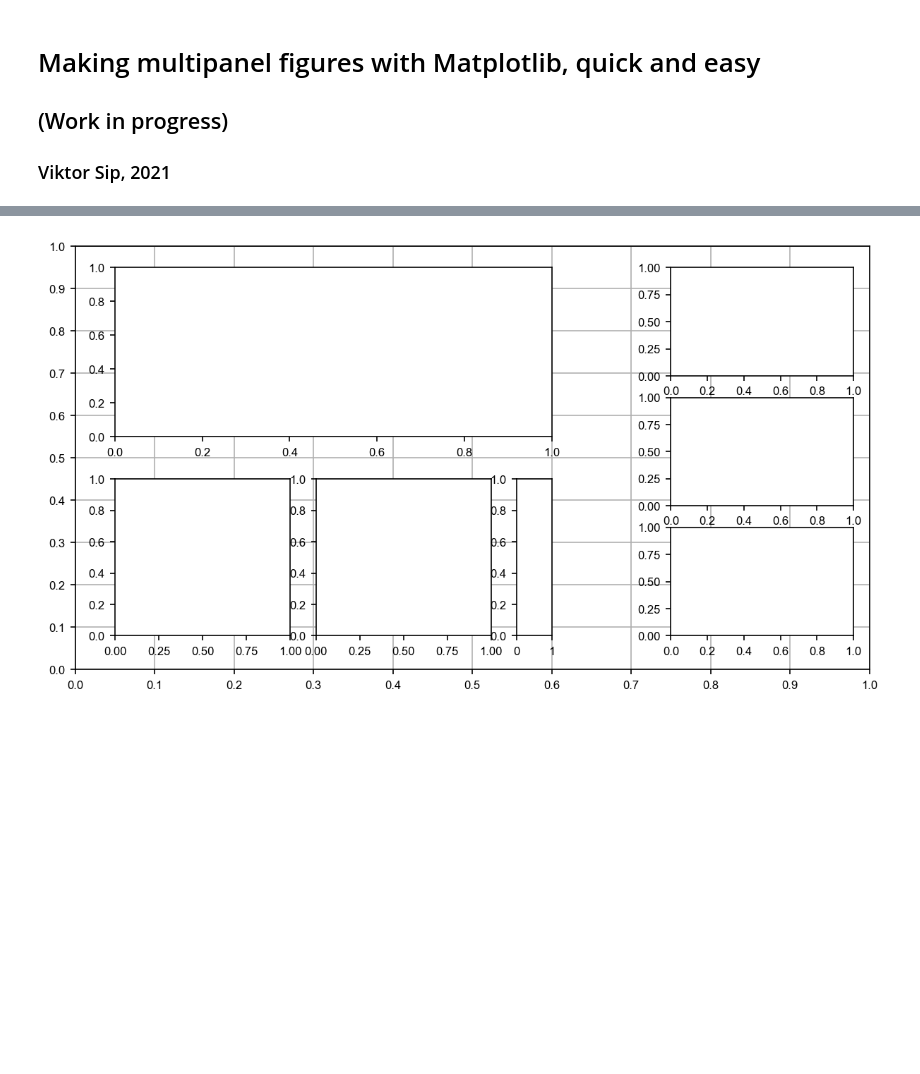
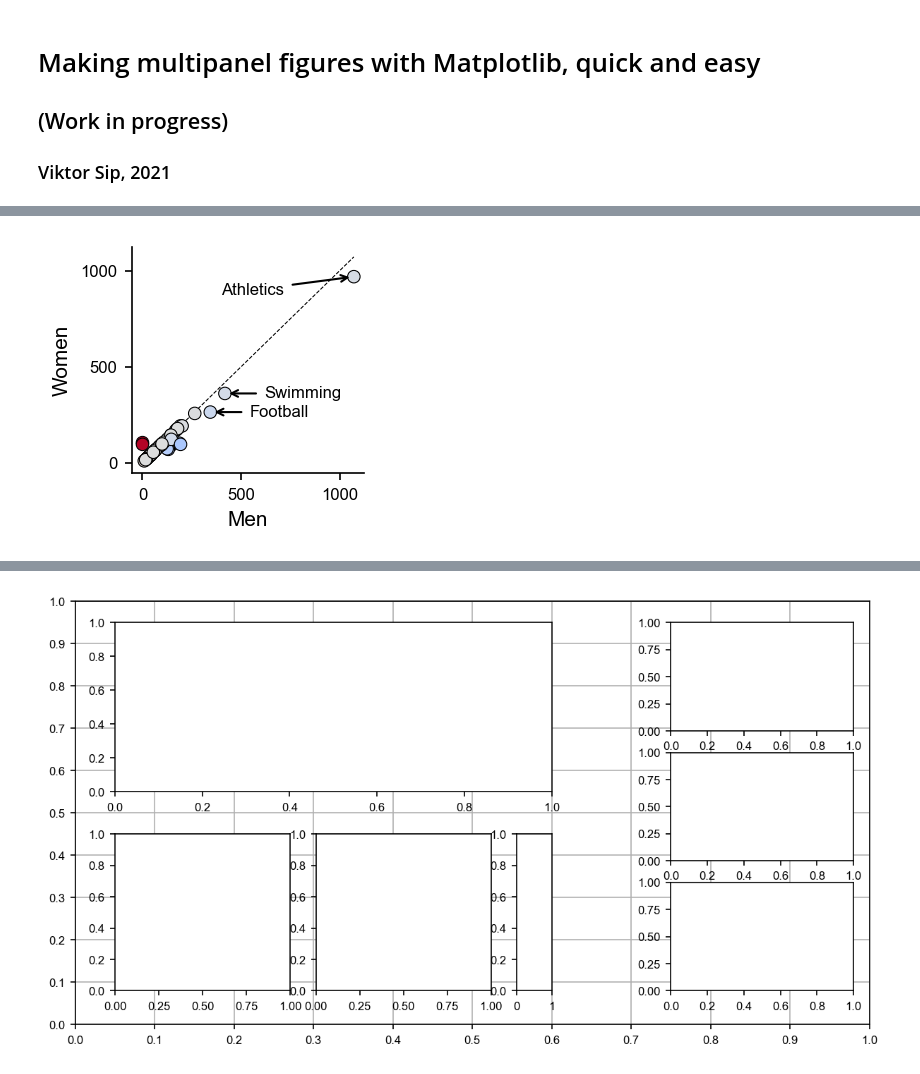
Before and after one commit to sipv/MultipanelFigures, a Jupyter notebook: MultipanelFigures.ipynb, the cells around one changed output, grey strips where cells are left out. Cells and saved outputs as stored; diff of their text form; code cells hidden in the pictures; blank space fills up the shorter version.

```diff
--- a/MultipanelFigures.ipynb
+++ b/MultipanelFigures.ipynb
@@ -97,0 +189,79 @@ def axbottomleft(ax):
+# %%
+def plot_participants(ax, lim=None, annot_nparticipants=0, annot_imbalance=0.0, annot_shift=(0,0),
+                      annot_pos=None, cbar_axes=None):
+    """
+    Scatterplot of number of participants per discipline for men and women. Annotations are added to
+    disciplines that satisfies given criteria.
+
+    Args:
+        ax:                   Matplotlib axes to plot in.
+        lim:                  Limits of the plot.
+        annot_nparticipants:  Minimum number of participants (either men or women) to be annotated.
+        annot_imbalance:      Minimum imbalance in a discipline to be annotated.
+        annot_shift:          Shift of the annotation from the data point, in data coordinates.
+                              Is overridden if the element is in annot_pos dict.
+        annot_pos:            Dictionary directly specifying position of any annotation, if needed.
+        cbar_axes:            Matplotlib axes to plot the colorbar in (optional).
+    """
+    plt.sca(ax)
+
+    # Load data
+    df = pd.read_excel("./data/EntriesGender.xlsx")
+
+    # Scatter plot
+    s = plt.scatter(df.Male, df.Female, c=(df.Male)/(df.Male+df.Female), cmap='coolwarm_r', vmin=0, vmax=1,
+                    ec='k', lw=0.5)
+    max_participants = df[['Male', 'Female']].to_numpy().max()
+    plt.plot([0, max_participants], [0, max_participants], color='k', ls='--', zorder=-5, lw=0.5)
+    if lim:
+        plt.xlim(lim)
+        plt.ylim(lim)
+    else:
+        lim = (-np.inf, np.inf)
+
+    plt.xlabel("Men")
+    plt.ylabel("Women")
+
+    # Annotations
+    imbalance = np.abs(df.Male / (df.Male + df.Female) - 0.5)
+    nparticipants = df[['Male', 'Female']].max(axis=1)
+    dff = df[(imbalance > annot_imbalance) & (nparticipants > annot_nparticipants)
+             & (lim[0] < nparticipants) & (nparticipants < lim[1])]
+    dff = dff.sort_values('Male')
+
+    if annot_pos is None:
+        annot_pos = {}
+
+    for i, row in enumerate(dff.itertuples()):
+        if lim is None or max(row.Male, row.Female) < lim[1]:
+            pos = annot_pos.get(row.Discipline, (row.Male+annot_shift[0], row.Female+annot_shift[1]))
+            plt.annotate(row.Discipline, xy=(row.Male, row.Female), xytext=pos, textcoords='data',
+                         arrowprops={'arrowstyle': '->'}, fontsize=SMALL_SIZE, va='center')
+
+    plt.locator_params(axis="both", nbins=3)
+    plot.axbottomleft(ax)
+
+    # Add colorbar if needed
+    if cbar_axes:
+        cbar = plt.colorbar(mappable=s, cax=cbar_axes, ticks=[0,1])
+        cbar.ax.set_yticklabels(['More women', 'More men'], rotation='vertical')
+        cbar.ax.tick_params(length=0)
+        ticklabels = cbar.ax.get_yticklabels()
+        ticklabels[0].set_va("bottom")
+        ticklabels[1].set_va("top")
+
+    return s
+
+
+zoom = (-10, 230)
+
+plt.figure(figsize=(2,2), dpi=150)
+plot_participants(plt.gca(), lim=None, annot_imbalance=0.02, annot_nparticipants=230, annot_shift=(200,0),
+                  annot_pos={'Athletics': (400,900)})
+
+plt.figure(figsize=(2,2), dpi=150)
+plot_participants(plt.gca(), lim=zoom, annot_imbalance=0.1,
+                  annot_pos={'Artistic Swimming': (-10,240), 'Rhythmic Gymnastics': (70,210),
+                             'Cycling Road': (120,30), 'Baseball/Softball': (180,60),
+                             'Equestrian': (50,5), 'Boxing': (190,150), 'Wrestling': (240,90)})
+# %% [output]
@@ -97,0 +269 @@ def axbottomleft(ax):
+[figure, added]
```
Also changed, not shown: parts of 48 cells of this notebook, 3 other files.
